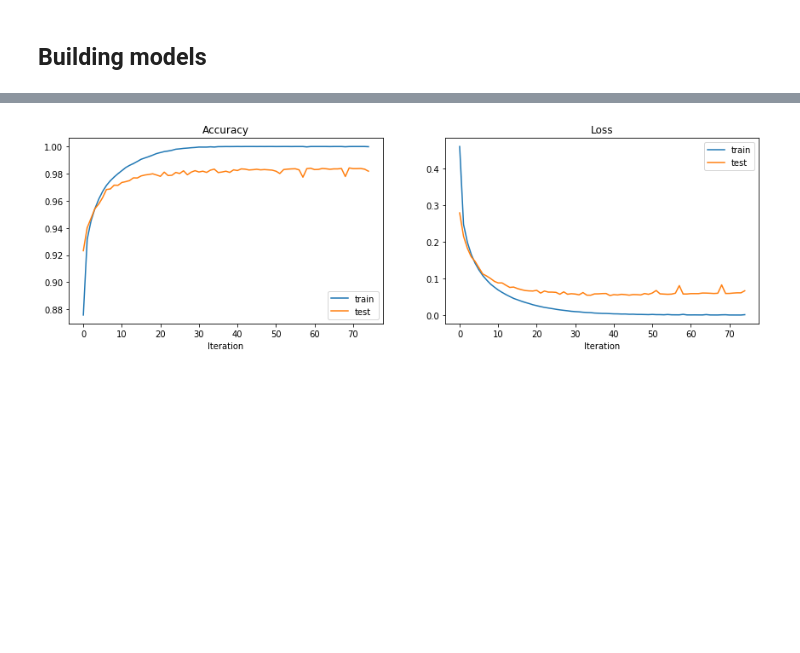
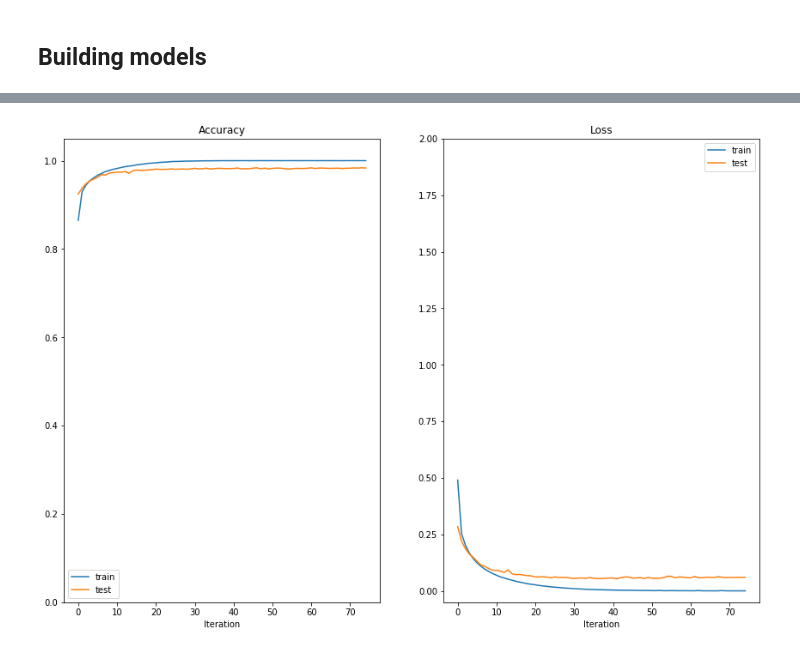
Before and after one commit to convoliution/MNIST-NN, a Jupyter notebook: MLP.ipynb, the cells around one changed output, grey strips where cells are left out. Cells and saved outputs as stored; diff of their text form; code cells hidden in the pictures; blank space fills up the shorter version.

Commit message:
change formatting of graphs

```diff
--- a/MLP.ipynb
+++ b/MLP.ipynb
@@ -277,20 +277,22 @@ Epoch 70:
 # %%
-plt.subplots_adjust(right=2)
+plt.subplots_adjust(right=2, top=2)
 
 plt.subplot(1, 2, 1)
 plt.plot(train_accuracy_list, label="train")
 plt.plot(test_accuracy_list, label="test")
+plt.ylim([0, 1.05])
 plt.title("Accuracy")
 plt.xlabel("Iteration")
 plt.legend(loc="best")
 
 plt.subplot(1, 2, 2)
 plt.plot(train_loss_list, label="train")
 plt.plot(test_loss_list, label="test")
+plt.ylim([-.05, 2])
 plt.title("Loss")
 plt.xlabel("Iteration")
 plt.legend(loc="best")
 
 plt.show()
 # %% [output]
-[figure, old version]
+[figure, new version]
```
Also changed, not shown: parts of 1 cell of this notebook, 1 other file.
